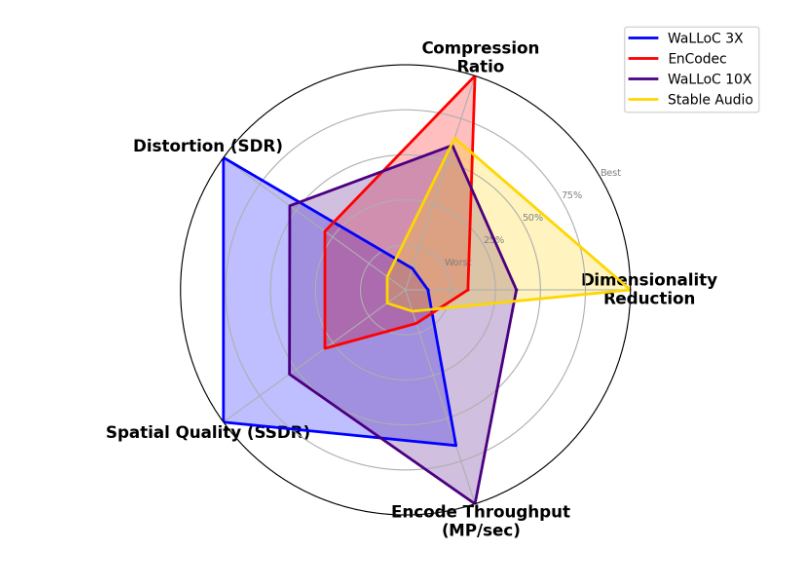
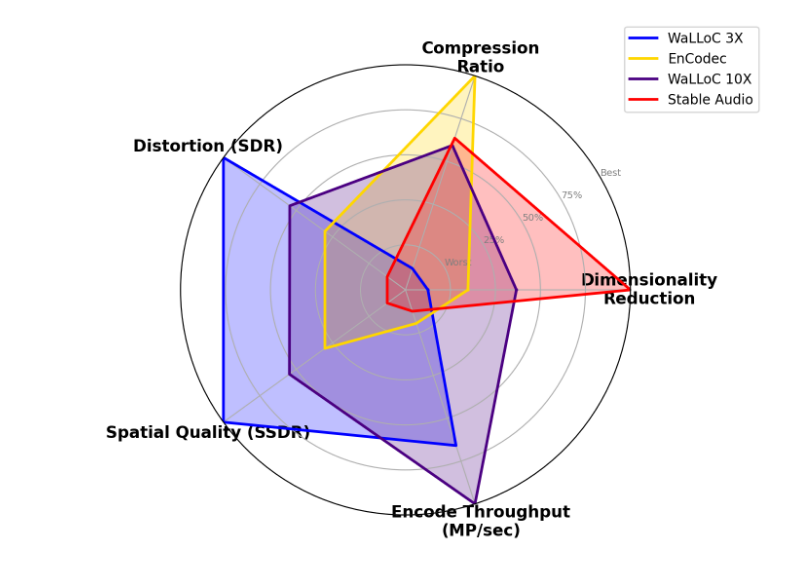
Before and after one commit to danjacobellis/LCCL, a Jupyter notebook: RD/radar_audio.ipynb, the cells around one changed output. Drawn from its saved outputs; the diff is of its cells as text; code cells hidden in the pictures.

```diff
--- a/RD/radar_audio.ipynb
+++ b/RD/radar_audio.ipynb
@@ -75,34 +75,34 @@ plt.ylim(0, 1)
 colors = {
     'WaLLoC 3X': 'blue',
     'WaLLoC 10X': 'indigo',
-    'EnCodec': 'red',
-    'Stable Audio': 'gold',
+    'EnCodec': 'gold',
+    'Stable Audio': 'red',
 }
 
 # Plot data
 for i, row in norm_df.iterrows():
     values = row[metrics].tolist()
     values += values[:1]  # Repeat first value to close the loop
     ax.plot(
         angles,
         values,
         color=colors[row['Name']],
         linewidth=2,
         linestyle='solid',
         label=row['Name']
     )
     ax.fill(
         angles,
         values,
         color=colors[row['Name']],
         alpha=0.25
     )
 
 # Add legend
 plt.legend(loc='upper right', bbox_to_anchor=(1.3, 1.1))
 
 # Show the plot
 plt.show()
 fig.savefig("radar_audio.svg")
 # %% [output]
-[figure, old version]
+[figure, new version]
```
Also changed, not shown: 1 other file.
